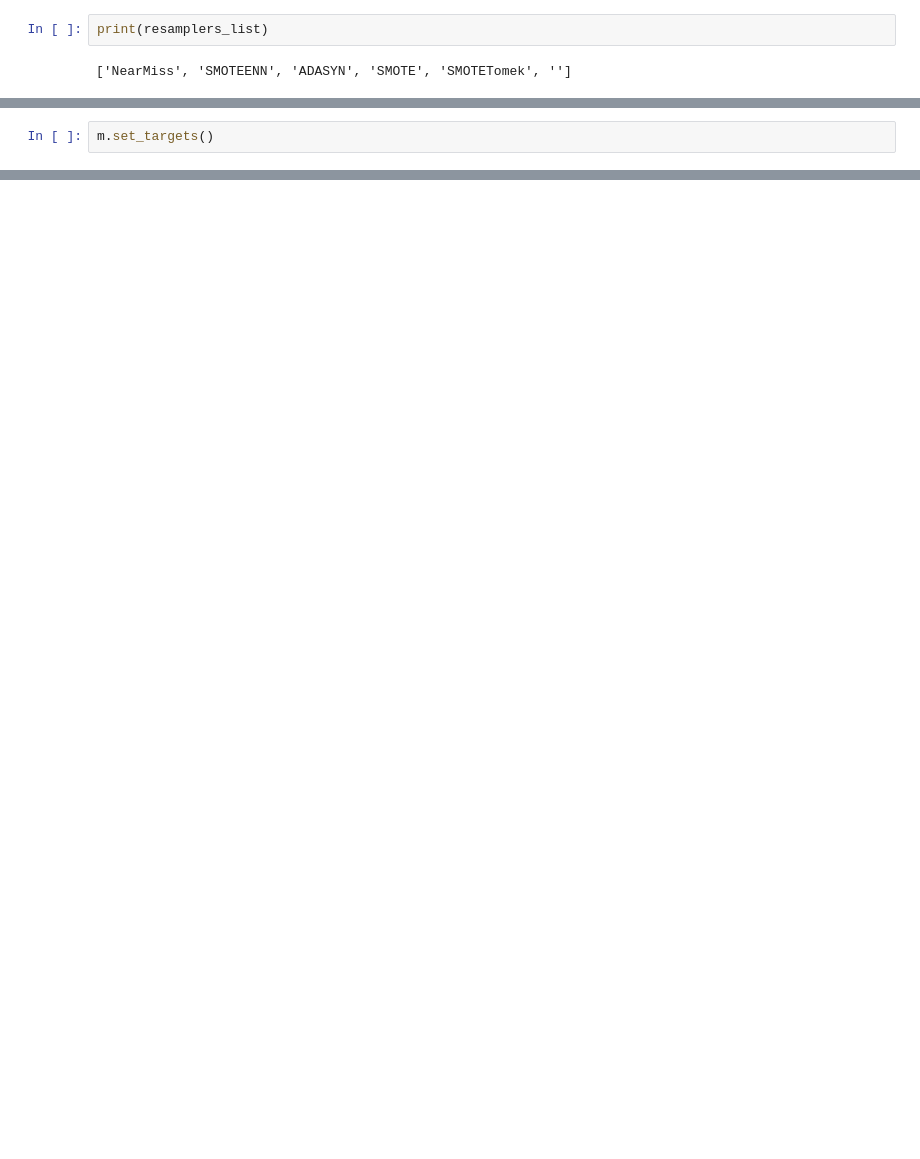
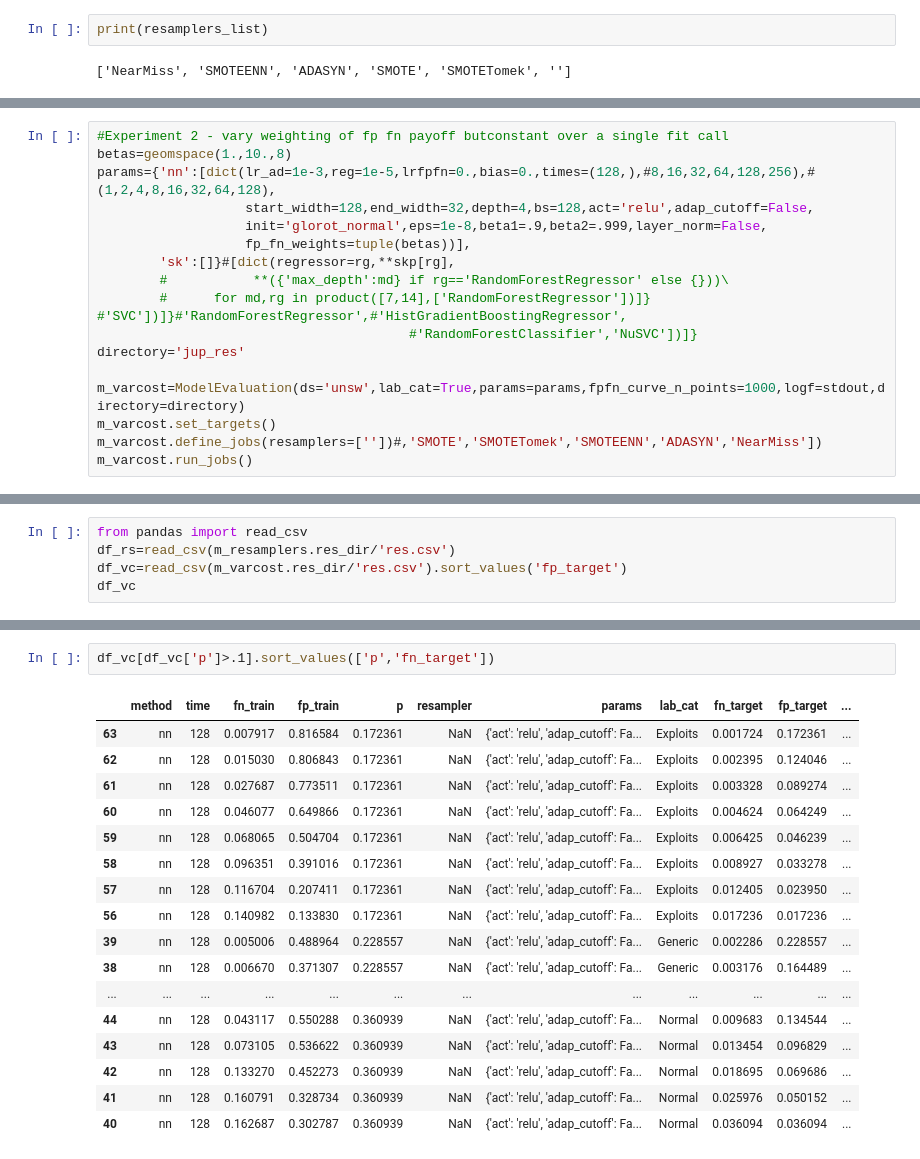
Before and after one commit to gleebourn/constraintawareml, a Jupyter notebook: modev_demo.ipynb, the cells around one changed output, grey strips where cells are left out. Saved outputs shown, nothing was run; the diff lists cells and outputs as text; blank space fills up the shorter version.

```diff
--- a/modev_demo.ipynb
+++ b/modev_demo.ipynb
@@ -31,2 +63,18 @@ m=ModelEvaluation(ds='unsw',lab_cat=True,params=params,fpfn_curve_n_points=1000,
 # %%
-m.set_targets()
+#Experiment 2 - vary weighting of fp fn payoff butconstant over a single fit call
+betas=geomspace(1.,10.,8)
+params={'nn':[dict(lr_ad=1e-3,reg=1e-5,lrfpfn=0.,bias=0.,times=(128,),#8,16,32,64,128,256),#(1,2,4,8,16,32,64,128),
+                   start_width=128,end_width=32,depth=4,bs=128,act='relu',adap_cutoff=False,
+                   init='glorot_normal',eps=1e-8,beta1=.9,beta2=.999,layer_norm=False,
+                   fp_fn_weights=tuple(betas))],
+        'sk':[]}#[dict(regressor=rg,**skp[rg],
+        #           **({'max_depth':md} if rg=='RandomForestRegressor' else {}))\
+        #      for md,rg in product([7,14],['RandomForestRegressor'])]}
+#'SVC'])]}#'RandomForestRegressor',#'HistGradientBoostingRegressor',
+                                        #'RandomForestClassifier','NuSVC'])]}
+directory='jup_res'
+
+m_varcost=ModelEvaluation(ds='unsw',lab_cat=True,params=params,fpfn_curve_n_points=1000,logf=stdout,directory=directory)
+m_varcost.set_targets()
+m_varcost.define_jobs(resamplers=[''])#,'SMOTE','SMOTETomek','SMOTEENN','ADASYN','NearMiss'])
+m_varcost.run_jobs()
@@ -41,0 +102,5 @@ print(hp_trn)
+# %%
+from pandas import read_csv
+df_rs=read_csv(m_resamplers.res_dir/'res.csv')
+df_vc=read_csv(m_varcost.res_dir/'res.csv').sort_values('fp_target')
+df_vc
@@ -41,0 +145,20 @@ print(hp_trn)
+# %%
+df_vc[df_vc['p']>.1].sort_values(['p','fn_target'])
+# %% [output]
+|  | method | time | fn_train | fp_train | p | resampler | params | lab_cat | fn_target | fp_target | ... |
+| 63 | nn | 128 | 0.007917 | 0.816584 | 0.172361 | NaN | {'act': 'relu', 'adap_cutoff': Fa... | Exploits | 0.001724 | 0.172361 | ... |
+| 62 | nn | 128 | 0.015030 | 0.806843 | 0.172361 | NaN | {'act': 'relu', 'adap_cutoff': Fa... | Exploits | 0.002395 | 0.124046 | ... |
+| 61 | nn | 128 | 0.027687 | 0.773511 | 0.172361 | NaN | {'act': 'relu', 'adap_cutoff': Fa... | Exploits | 0.003328 | 0.089274 | ... |
+| 60 | nn | 128 | 0.046077 | 0.649866 | 0.172361 | NaN | {'act': 'relu', 'adap_cutoff': Fa... | Exploits | 0.004624 | 0.064249 | ... |
+| 59 | nn | 128 | 0.068065 | 0.504704 | 0.172361 | NaN | {'act': 'relu', 'adap_cutoff': Fa... | Exploits | 0.006425 | 0.046239 | ... |
+| 58 | nn | 128 | 0.096351 | 0.391016 | 0.172361 | NaN | {'act': 'relu', 'adap_cutoff': Fa... | Exploits | 0.008927 | 0.033278 | ... |
+| 57 | nn | 128 | 0.116704 | 0.207411 | 0.172361 | NaN | {'act': 'relu', 'adap_cutoff': Fa... | Exploits | 0.012405 | 0.023950 | ... |
+| 56 | nn | 128 | 0.140982 | 0.133830 | 0.172361 | NaN | {'act': 'relu', 'adap_cutoff': Fa... | Exploits | 0.017236 | 0.017236 | ... |
+| 39 | nn | 128 | 0.005006 | 0.488964 | 0.228557 | NaN | {'act': 'relu', 'adap_cutoff': Fa... | Generic | 0.002286 | 0.228557 | ... |
+| 38 | nn | 128 | 0.006670 | 0.371307 | 0.228557 | NaN | {'act': 'relu', 'adap_cutoff': Fa... | Generic | 0.003176 | 0.164489 | ... |
+| ... | ... | ... | ... | ... | ... | ... | ... | ... | ... | ... | ... |
+| 44 | nn | 128 | 0.043117 | 0.550288 | 0.360939 | NaN | {'act': 'relu', 'adap_cutoff': Fa... | Normal | 0.009683 | 0.134544 | ... |
+| 43 | nn | 128 | 0.073105 | 0.536622 | 0.360939 | NaN | {'act': 'relu', 'adap_cutoff': Fa... | Normal | 0.013454 | 0.096829 | ... |
+| 42 | nn | 128 | 0.133270 | 0.452273 | 0.360939 | NaN | {'act': 'relu', 'adap_cutoff': Fa... | Normal | 0.018695 | 0.069686 | ... |
+| 41 | nn | 128 | 0.160791 | 0.328734 | 0.360939 | NaN | {'act': 'relu', 'adap_cutoff': Fa... | Normal | 0.025976 | 0.050152 | ... |
+| 40 | nn | 128 | 0.162687 | 0.302787 | 0.360939 | NaN | {'act': 'relu', 'adap_cutoff': Fa... | Normal | 0.036094 | 0.036094 | ... |
```
Also changed, not shown: parts of 11 cells of this notebook, 2 other files.
